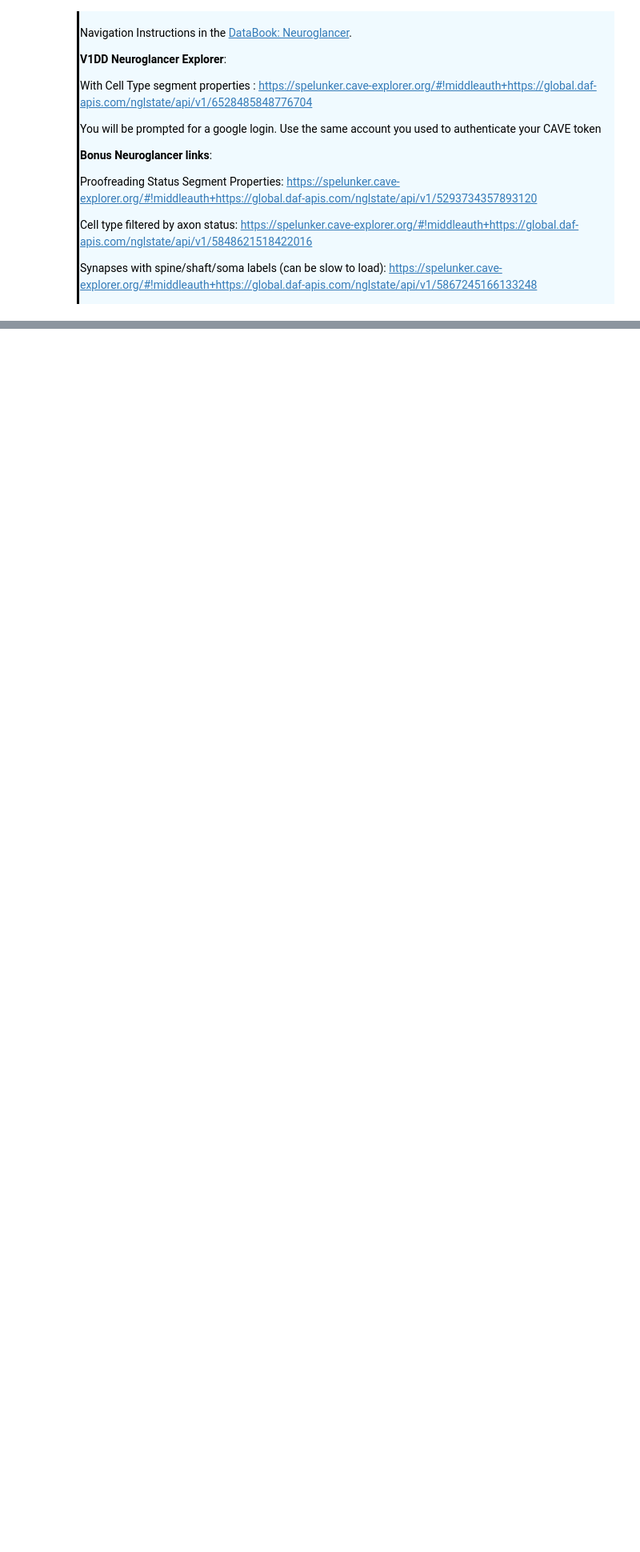
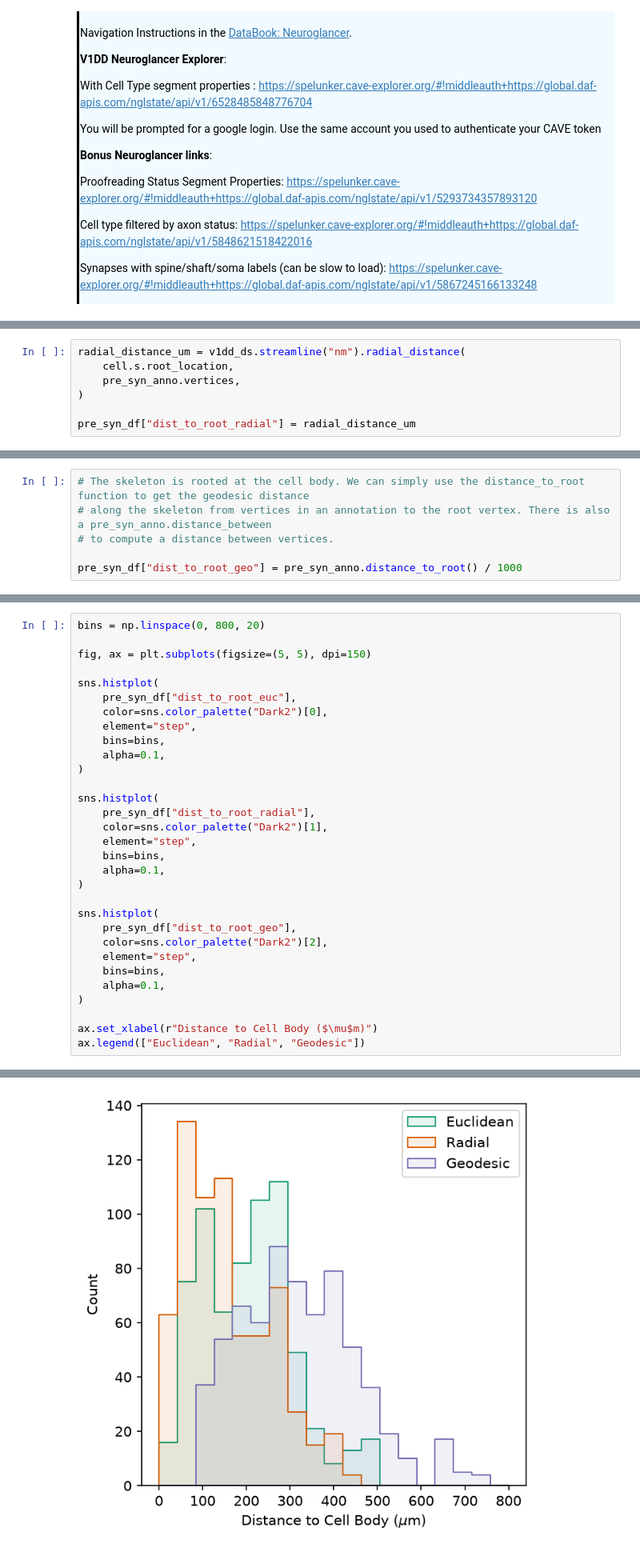
Before and after one commit to AllenSWDB/SWDB_2026_Connectomics, a Jupyter notebook: code/solutions/Module_1 - Solutions.ipynb, the cells around one changed output, grey strips where cells are left out. Shown at 80% size. Saved outputs shown, nothing was run; the diff lists cells and outputs as text; blank space fills up the shorter version.

```diff
--- a/code/solutions/Module_1 - Solutions.ipynb
+++ b/code/solutions/Module_1 - Solutions.ipynb
@@ -926,0 +1159,7 @@ plt.show()
+# %%
+radial_distance_um = v1dd_ds.streamline("nm").radial_distance(
+    cell.s.root_location,
+    pre_syn_anno.vertices,
+)
+
+pre_syn_df["dist_to_root_radial"] = radial_distance_um
@@ -926,0 +1175,6 @@ plt.show()
+# %%
+# The skeleton is rooted at the cell body. We can simply use the distance_to_root function to get the geodesic distance
+# along the skeleton from vertices in an annotation to the root vertex. There is also a pre_syn_anno.distance_between
+# to compute a distance between vertices.
+
+pre_syn_df["dist_to_root_geo"] = pre_syn_anno.distance_to_root() / 1000
@@ -926,0 +1192,32 @@ plt.show()
+# %%
+bins = np.linspace(0, 800, 20)
+
+fig, ax = plt.subplots(figsize=(5, 5), dpi=150)
+
+sns.histplot(
+    pre_syn_df["dist_to_root_euc"],
+    color=sns.color_palette("Dark2")[0],
+    element="step",
+    bins=bins,
+    alpha=0.1,
+)
+
+sns.histplot(
+    pre_syn_df["dist_to_root_radial"],
+    color=sns.color_palette("Dark2")[1],
+    element="step",
+    bins=bins,
+    alpha=0.1,
+)
+
+sns.histplot(
+    pre_syn_df["dist_to_root_geo"],
+    color=sns.color_palette("Dark2")[2],
+    element="step",
+    bins=bins,
+    alpha=0.1,
+)
+
+ax.set_xlabel(r"Distance to Cell Body ($\mu$m)")
+ax.legend(["Euclidean", "Radial", "Geodesic"])
+# %% [output]
@@ -926,0 +1225 @@ plt.show()
+[figure, added]
```
Also changed, not shown: parts of 61 cells of this notebook, 1 other file.
